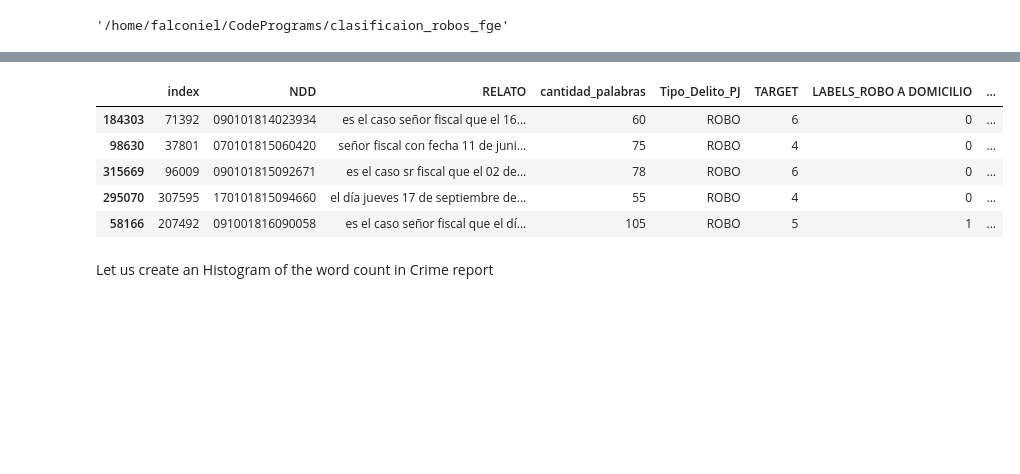
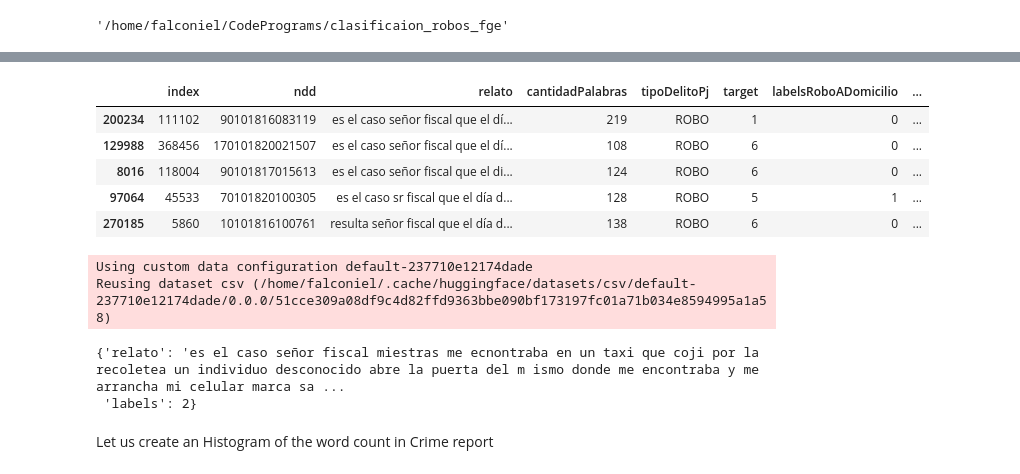
Before and after one commit to LeninGF/clasificaion_robos_fge, a Jupyter notebook: model_train.ipynb, the cells around one changed output, grey strips where cells are left out. Saved outputs shown, nothing was run; the diff lists cells and outputs as text; code cells hidden in the pictures; blank space fills up the shorter version.

```diff
--- a/model_train.ipynb
+++ b/model_train.ipynb
@@ -13,10 +16,10 @@ dir_root
 # %%
-dataset_df = pd.read_csv(os.path.join(dir_root, 'data/processed/trainset.csv'), converters={'NDD':str})
+dataset_df = pd.read_csv(os.path.join(dir_root, 'data/interim/trainset.csv'), converters={'NDD':str})
 dataset_df.sample(5)
 # %% [output]
-|  | index | NDD | RELATO | cantidad_palabras | Tipo_Delito_PJ | TARGET | LABELS_ROBO A DOMICILIO | ... |
-| 184303 | 71392 | 090101814023934 | es el caso señor fiscal que el 16... | 60 | ROBO | 6 | 0 | ... |
-| 98630 | 37801 | 070101815060420 | señor fiscal con fecha 11 de juni... | 75 | ROBO | 4 | 0 | ... |
-| 315669 | 96009 | 090101815092671 | es el caso sr fiscal que el 02 de... | 78 | ROBO | 6 | 0 | ... |
-| 295070 | 307595 | 170101815094660 | el día jueves 17 de septiembre de... | 55 | ROBO | 4 | 0 | ... |
-| 58166 | 207492 | 091001816090058 | es el caso señor fiscal que el dí... | 105 | ROBO | 5 | 1 | ... |
+|  | index | ndd | relato | cantidadPalabras | tipoDelitoPj | target | labelsRoboADomicilio | ... |
+| 200234 | 111102 | 90101816083119 | es el caso señor fiscal que el dí... | 219 | ROBO | 1 | 0 | ... |
+| 129988 | 368456 | 170101820021507 | es el caso señor fiscal que el dí... | 108 | ROBO | 6 | 0 | ... |
+| 8016 | 118004 | 90101817015613 | es el caso señor fiscal que el di... | 124 | ROBO | 6 | 0 | ... |
+| 97064 | 45533 | 70101820100305 | es el caso sr fiscal que el día d... | 128 | ROBO | 5 | 1 | ... |
+| 270185 | 5860 | 10101816100761 | resulta señor fiscal que el día d... | 138 | ROBO | 6 | 0 | ... |
@@ -23,3 +28,20 @@ dataset_df.sample(5)
+# %%
+traincsv = os.path.join(dir_root, 'data/interim/trainsethugf.csv')
+testcsv = os.path.join(dir_root, 'data/interim/testsethugf.csv')
+validcsv = os.path.join(dir_root, 'data/interim/validsethugf.csv')
+# class_names = ["RoboADomicilio", "RoboAPersonas", "RoboAUnidadesEconomicas", "RoboDeBienesAccesoriosYAutoPartes", "RoboDeCarros", "RoboDeMotos"]
+class_names = list(labels_set)
+robo_features = Features({'relato': Value('string'), 'labels': ClassLabel(names=class_names)})
+dataset = load_dataset('csv',
+data_files={'train': traincsv, 'test': testcsv, 'validation':validcsv}, features=robo_features)
+# %% [output]
+Using custom data configuration default-237710e12174dade
+Reusing dataset csv (/home/falconiel/.cache/huggingface/datasets/csv/default-237710e12174dade/0.0.0/51cce309a08df9c4d82ffd9363bbe090bf173197fc01a71b034e8594995a1a58)
+# %%
+dataset['train'][-1]
+# %% [output]
+{'relato': 'es el caso señor fiscal miestras me ecnontraba en un taxi que coji por la recoletea un individuo desconocido abre la puerta del m ismo donde me encontraba y me arrancha mi celular marca sa ...
+ 'labels': 2}
 # %%
 seqlen = dataset_df.RELATO.apply(lambda x: len(x.split()))
 # %% [markdown]
```
Also changed, not shown: parts of 16 cells of this notebook.
